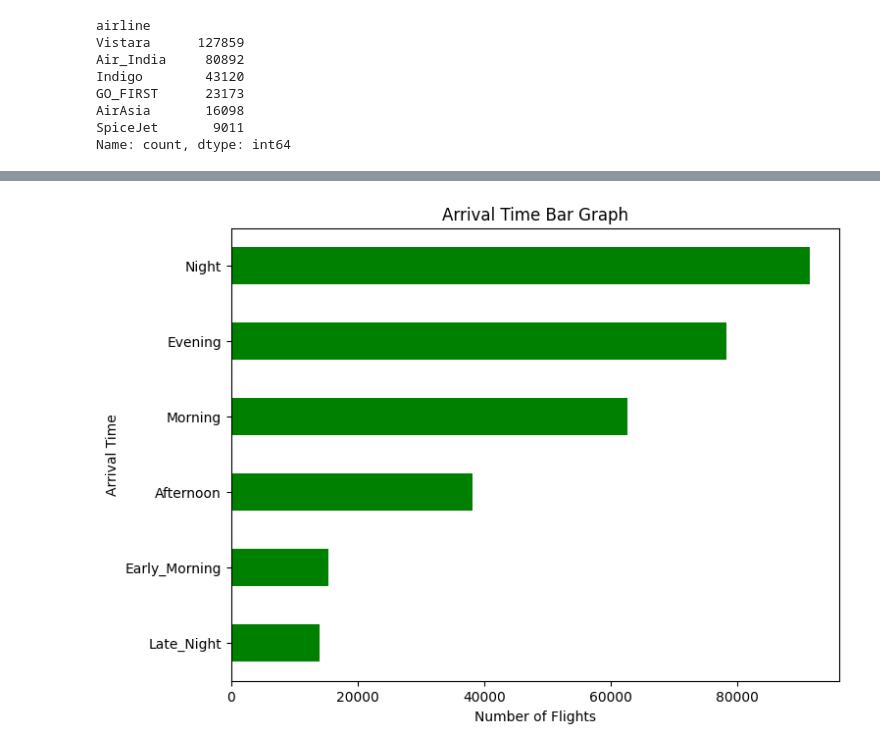
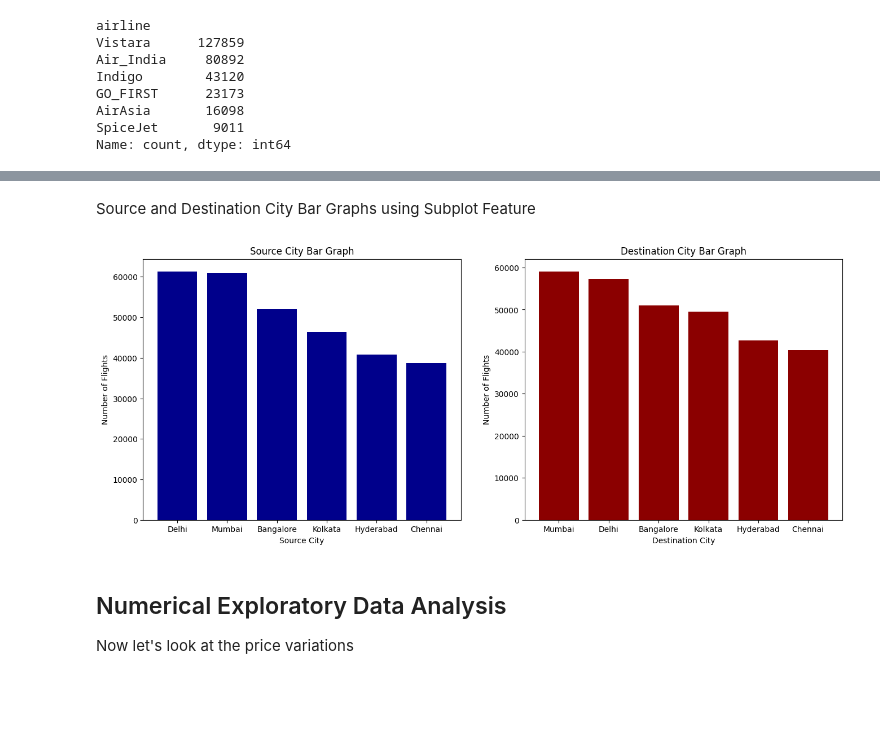
Before and after one commit to ImranQureshi25/Flight_Data_Analysis_Python_Project, a Jupyter notebook: Flight_Data_Analysis_Python_Project.ipynb, the cells around one changed output, grey strips where cells are left out. Cells and saved outputs as stored; diff of their text form; code cells hidden in the pictures; blank space fills up the shorter version.

```diff
--- a/Flight_Data_Analysis_Python_Project.ipynb
+++ b/Flight_Data_Analysis_Python_Project.ipynb
@@ -198,10 +206,26 @@ Arrival Time Bar Graph
-# %%
-df_cleaned['arrival_time'].value_counts(ascending = True).plot.barh(color='green', figsize=(8,6))
-plt.title('Arrival Time Bar Graph')
-plt.xlabel('Number of Flights')
-plt.ylabel('Arrival Time')
-plt.show()
-
-## Most arrivals at night and least in the late night
-# %% [output]
-[figure, removed]
+# %% [markdown]
+Source and Destination City Bar Graphs using Subplot Feature
+# %%
+plt.figure(figsize=(16,6))
+plt.subplot(1, 2, 1)
+
+plt.bar(df_cleaned['source_city'].value_counts().index, df_cleaned['source_city'].value_counts().values, color='darkblue')
+plt.title('Source City Bar Graph')
+plt.xlabel('Source City')
+plt.ylabel('Number of Flights')
+
+plt.subplot(1, 2, 2)
+plt.bar(df_cleaned['destination_city'].value_counts().index, df_cleaned['destination_city'].value_counts().values, color='darkred')
+plt.title('Destination City Bar Graph')
+plt.xlabel('Destination City')
+plt.ylabel('Number of Flights')
+
+plt.show()
+
+## Delhi most popular source city and Chennai least popular
+## Mumbai most popular destination city and Chennai least popular
+# %% [output]
+[figure, added]
+# %% [markdown]
+## Numerical Exploratory Data Analysis
+Now let's look at the price variations
```
Also changed, not shown: parts of 6 cells of this notebook.
